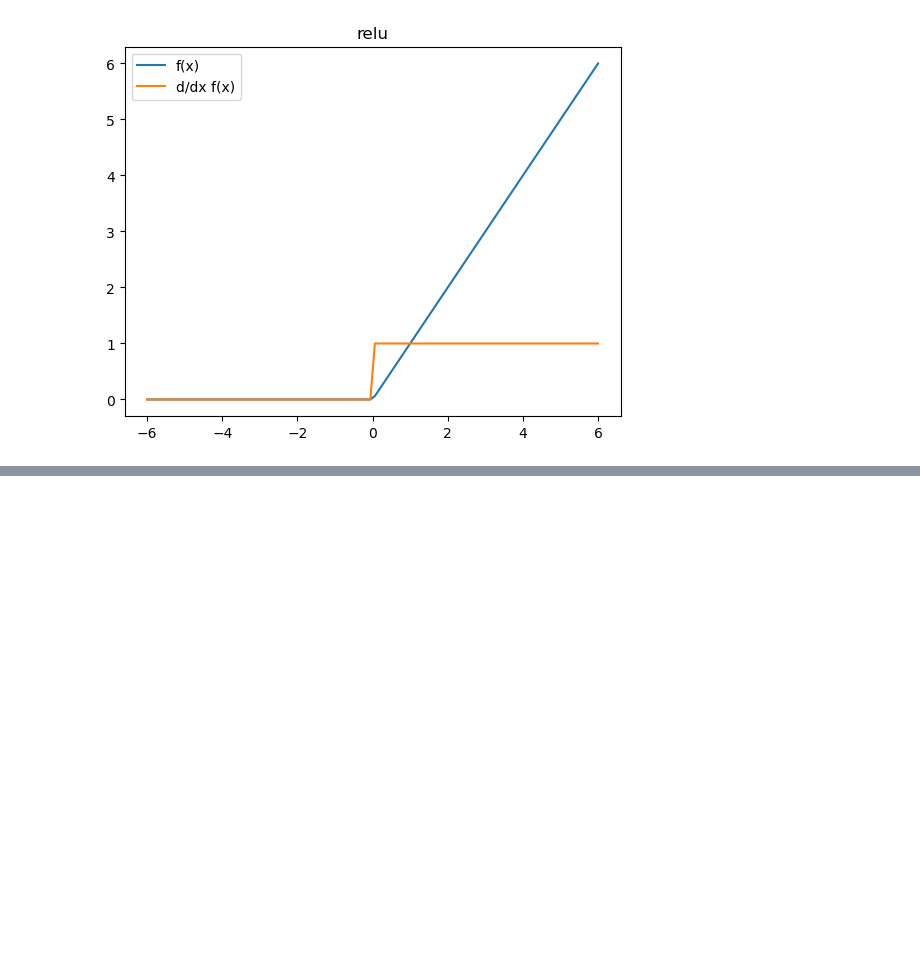
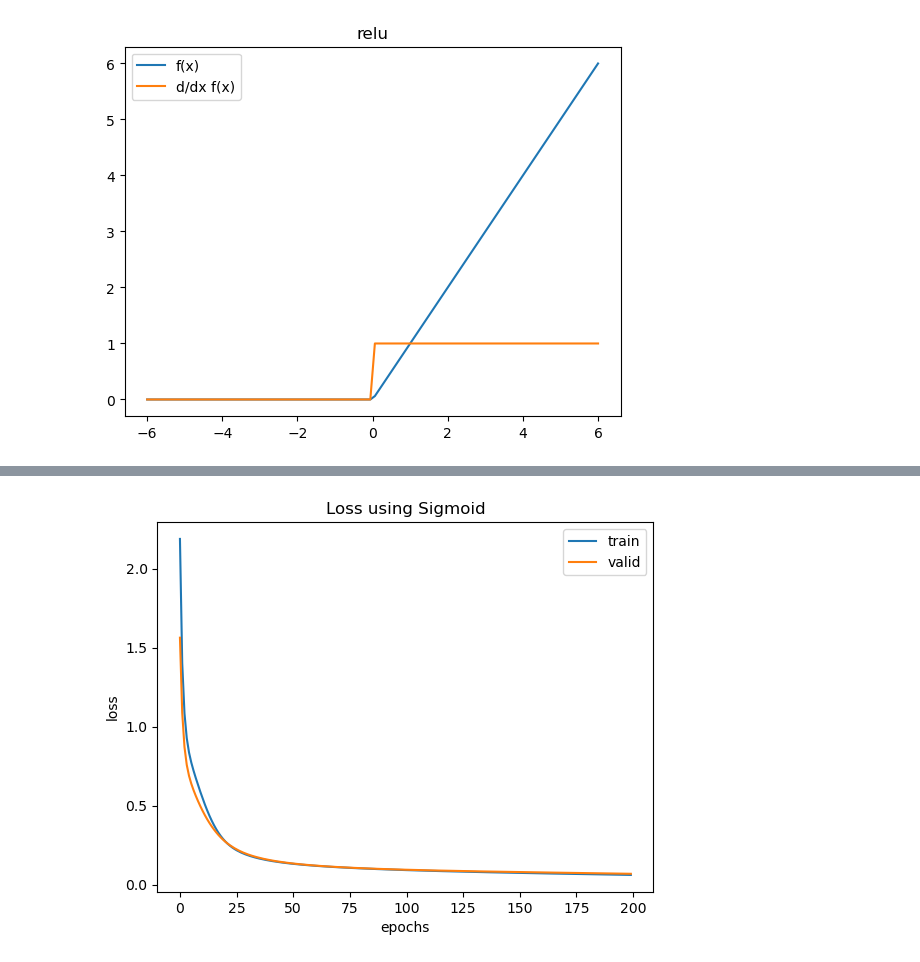
Before and after one commit to JasperDeLandsheere/simple-MLP, a Jupyter notebook: main.ipynb, the cells around one changed output, grey strips where cells are left out. Saved outputs shown, nothing was run; the diff lists cells and outputs as text; code cells hidden in the pictures; blank space fills up the shorter version.

```diff
--- a/main.ipynb
+++ b/main.ipynb
@@ -55,12 +16,13 @@ test_data = list(zip(X_test, y_test))
 # %%
-# Initialize and train the model
-
+# Get our data
+X_train, X_test,y_train, y_test = generate_data()
 train_data = list(zip(X_train, y_train))
 test_data = list(zip(X_test, y_test))
+# Initialize and train the model
 input_size, output_size = train_data[0][0].shape[0], 1
 hidden_size = 8
 activation_func = Sigmoid(); loss_func = MSE(); epochs = 200; lr = 1e-3
-
 model = MLP(input_size, hidden_size, output_size, activation_func)
-train_loss_arr, valid_loss_arr = gradient_descent(train_data, test_data, model, loss_func=loss_func, epochs=epochs, learning_rate=lr)
+gradient_optimiser = GradientDescent()
+train_loss_arr, valid_loss_arr = gradient_optimiser.gradient_descent(train_data, test_data, model, loss_func=loss_func, epochs=epochs, learning_rate=lr)
 # %% [output]
@@ -67,0 +46,4 @@ TypeError: GradientDescent.evaluate() takes 3 positional arguments but 4 were gi
+# %%
+plot_loss(train_loss_arr, valid_loss_arr, "Sigmoid")
+# %% [output]
+[figure, added]
```
Also changed, not shown: parts of 13 cells of this notebook, 14 other files.
